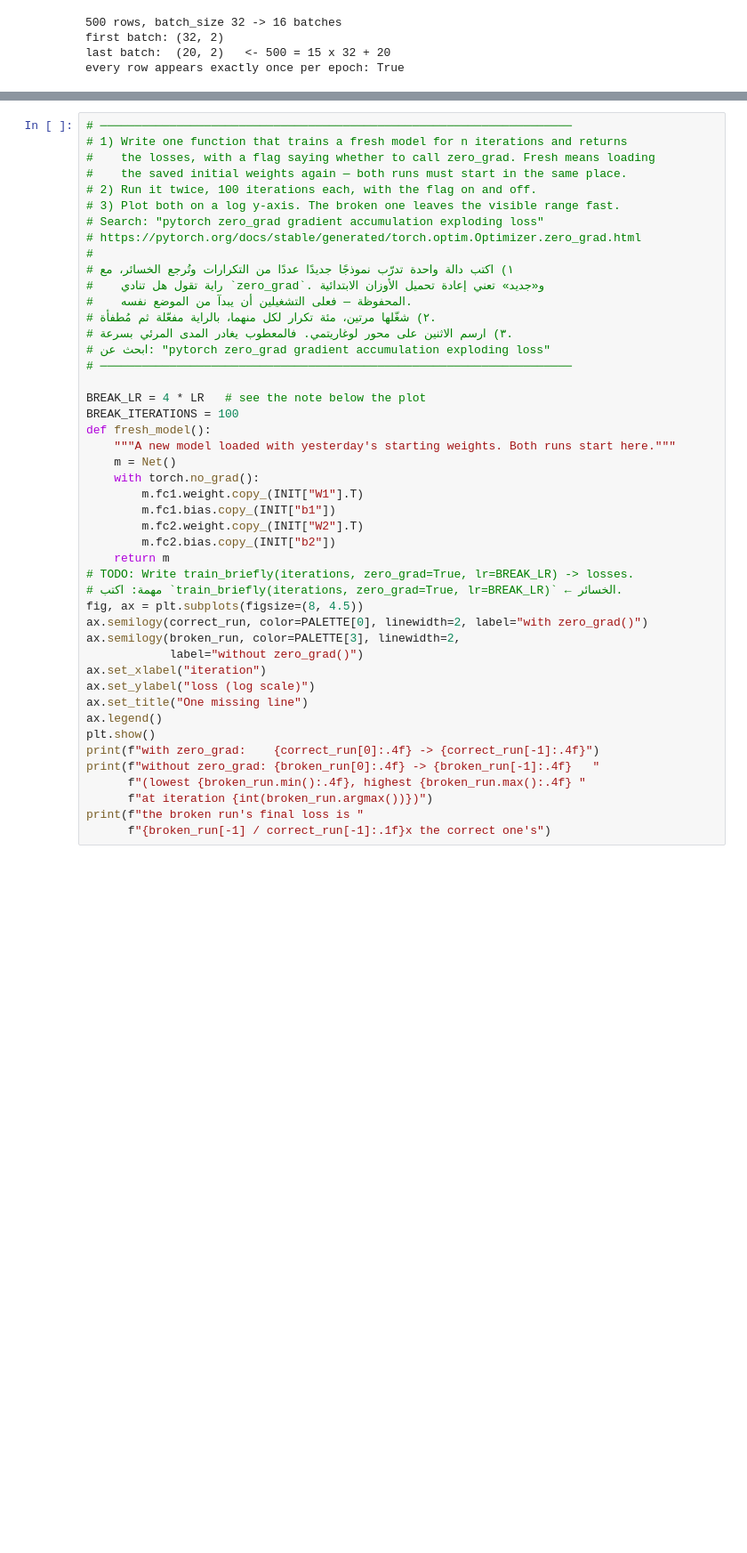
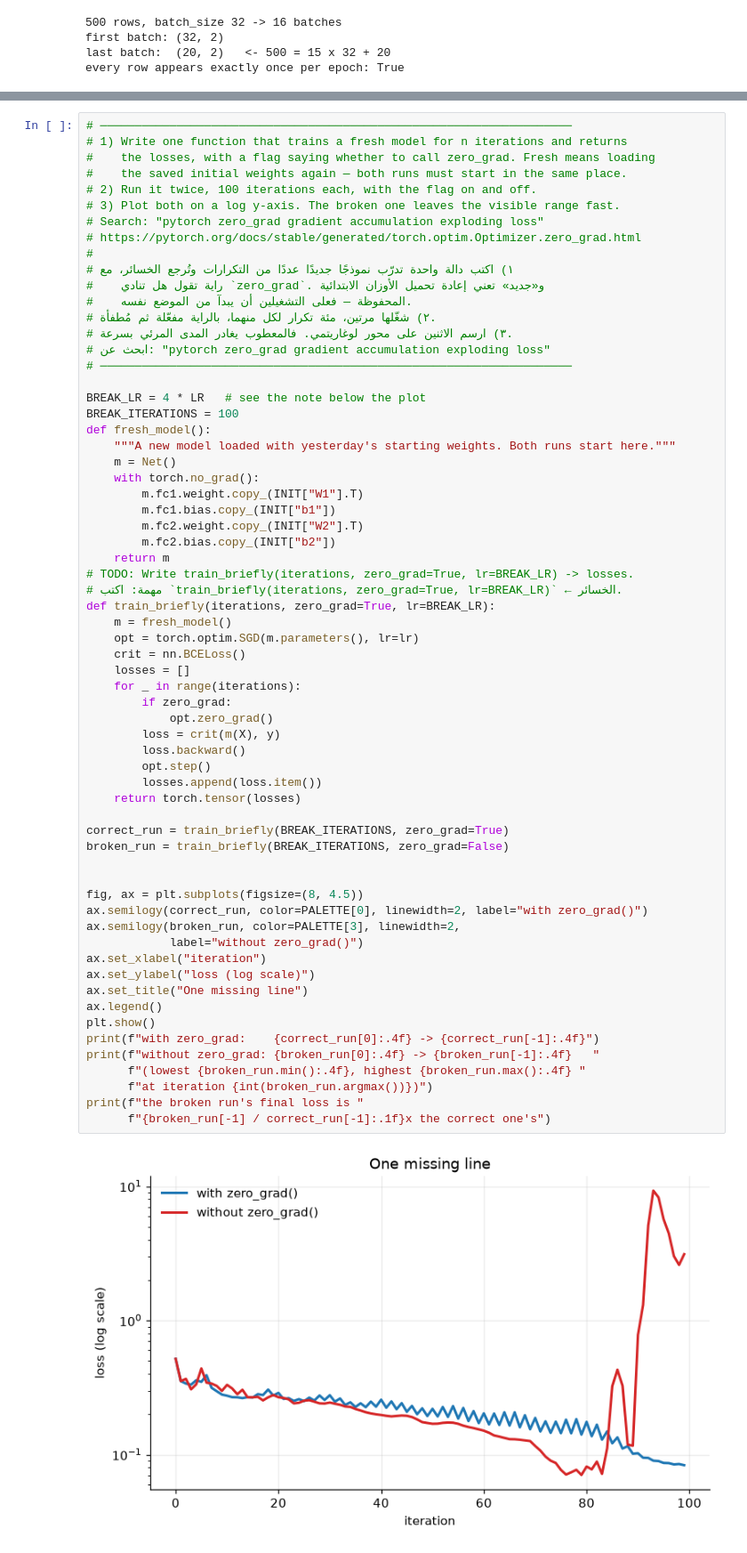
Before and after one commit to NawafK70/AIEP_Olo_student, a Jupyter notebook: week_3_neural_networks/labs/D4_pytorch/D4_pytorch_blank.ipynb, the cells around one changed output, grey strips where cells are left out. Shown at 89% size. Saved outputs shown, nothing was run; the diff lists cells and outputs as text; blank space fills up the shorter version.

```diff
--- a/week_3_neural_networks/labs/D4_pytorch/D4_pytorch_blank.ipynb
+++ b/week_3_neural_networks/labs/D4_pytorch/D4_pytorch_blank.ipynb
@@ -904,30 +941,50 @@ curve it produces — fine for a while, then away — is now something you can r
 # ────────────────────────────────────────────────────────────────────
 
 BREAK_LR = 4 * LR   # see the note below the plot
 BREAK_ITERATIONS = 100
 def fresh_model():
     """A new model loaded with yesterday's starting weights. Both runs start here."""
     m = Net()
     with torch.no_grad():
         m.fc1.weight.copy_(INIT["W1"].T)
         m.fc1.bias.copy_(INIT["b1"])
         m.fc2.weight.copy_(INIT["W2"].T)
         m.fc2.bias.copy_(INIT["b2"])
     return m
 # TODO: Write train_briefly(iterations, zero_grad=True, lr=BREAK_LR) -> losses.
 # مهمة: اكتب `train_briefly(iterations, zero_grad=True, lr=BREAK_LR)` ← الخسائر.
+def train_briefly(iterations, zero_grad=True, lr=BREAK_LR):
+    m = fresh_model()
+    opt = torch.optim.SGD(m.parameters(), lr=lr)
+    crit = nn.BCELoss()
+    losses = []
+    for _ in range(iterations):
+        if zero_grad:
+            opt.zero_grad()
+        loss = crit(m(X), y)
+        loss.backward()
+        opt.step()
+        losses.append(loss.item())
+    return torch.tensor(losses)
+
+correct_run = train_briefly(BREAK_ITERATIONS, zero_grad=True)
+broken_run = train_briefly(BREAK_ITERATIONS, zero_grad=False)
+
+
 fig, ax = plt.subplots(figsize=(8, 4.5))
 ax.semilogy(correct_run, color=PALETTE[0], linewidth=2, label="with zero_grad()")
 ax.semilogy(broken_run, color=PALETTE[3], linewidth=2,
             label="without zero_grad()")
 ax.set_xlabel("iteration")
 ax.set_ylabel("loss (log scale)")
 ax.set_title("One missing line")
 ax.legend()
 plt.show()
 print(f"with zero_grad:    {correct_run[0]:.4f} -> {correct_run[-1]:.4f}")
 print(f"without zero_grad: {broken_run[0]:.4f} -> {broken_run[-1]:.4f}   "
       f"(lowest {broken_run.min():.4f}, highest {broken_run.max():.4f} "
       f"at iteration {int(broken_run.argmax())})")
 print(f"the broken run's final loss is "
       f"{broken_run[-1] / correct_run[-1]:.1f}x the correct one's")
+# %% [output]
+[figure, added]
```
Also changed, not shown: parts of 11 cells of this notebook.
